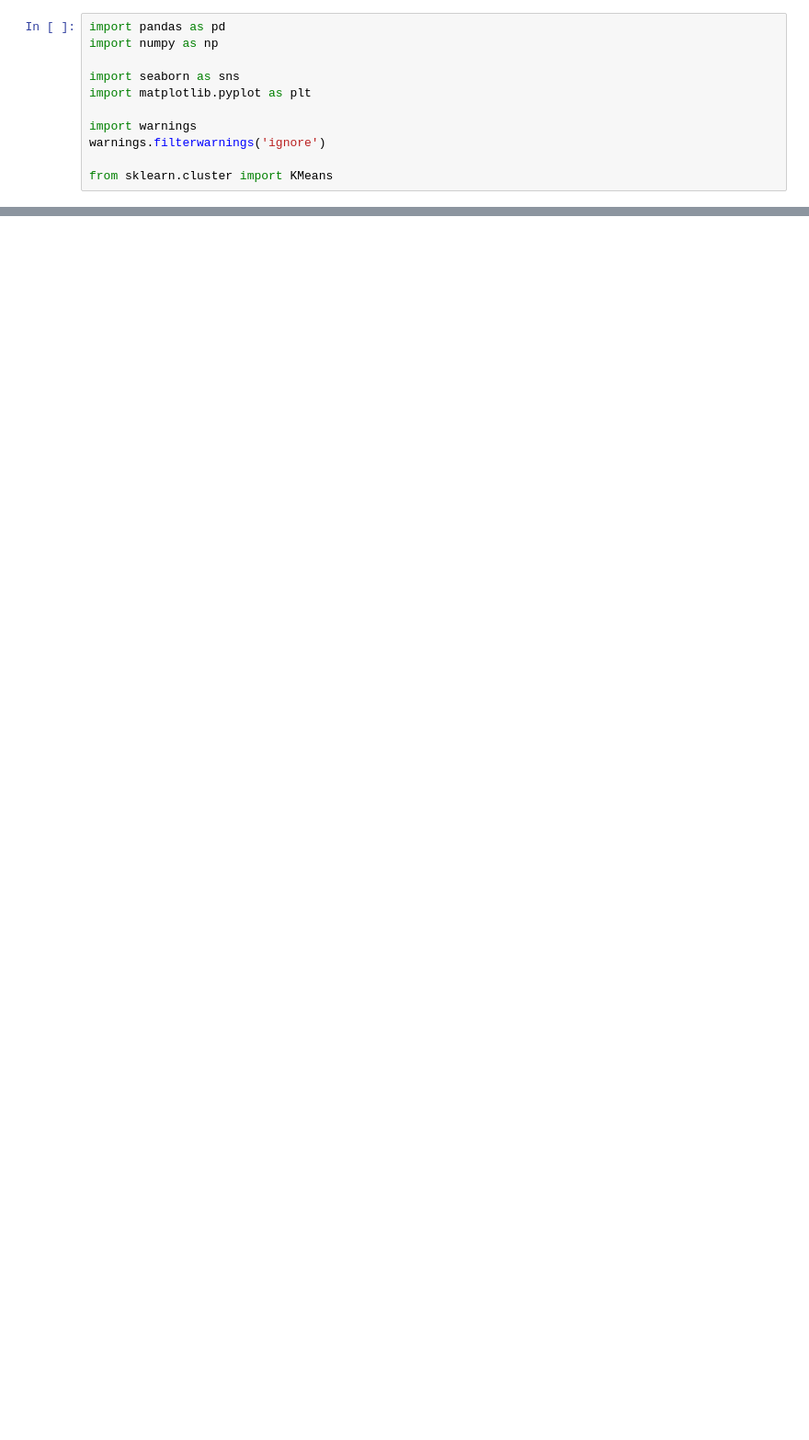
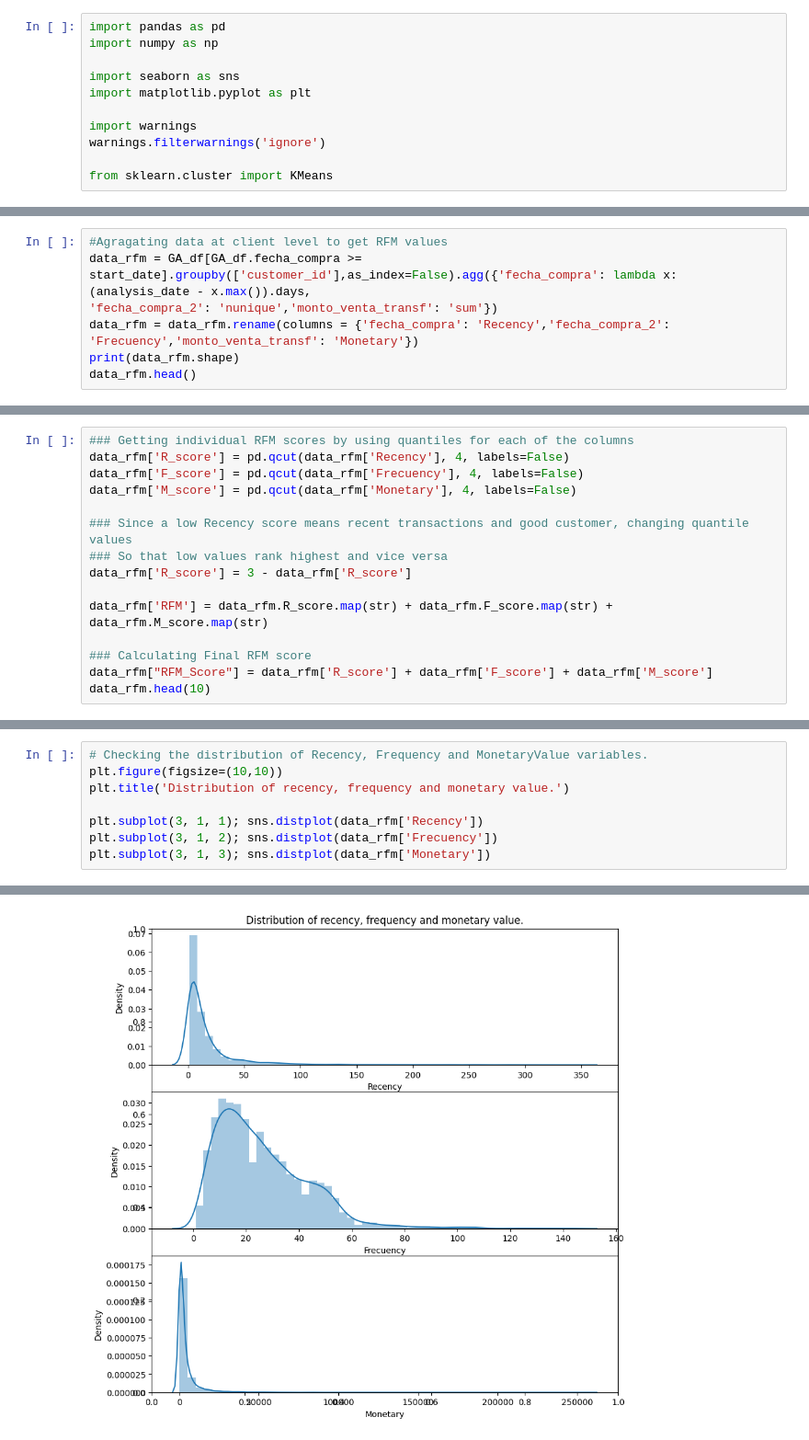
Before and after one commit to angiesanchezm/customer_segmentation, a Jupyter notebook: customer_segmentation.ipynb, the cells around one changed output, grey strips where cells are left out. Shown: that part at 92% size. Cells and saved outputs as stored; diff of their text form; blank space fills up the shorter version.

```diff
--- a/customer_segmentation.ipynb
+++ b/customer_segmentation.ipynb
@@ -631,0 +250,7 @@ plt.show()
+# %%
+#Agragating data at client level to get RFM values
+data_rfm = GA_df[GA_df.fecha_compra >= start_date].groupby(['customer_id'],as_index=False).agg({'fecha_compra': lambda x: (analysis_date - x.max()).days,
+'fecha_compra_2': 'nunique','monto_venta_transf': 'sum'})
+data_rfm = data_rfm.rename(columns = {'fecha_compra': 'Recency','fecha_compra_2': 'Frecuency','monto_venta_transf': 'Monetary'})
+print(data_rfm.shape)
+data_rfm.head()
@@ -631,0 +267,15 @@ plt.show()
+# %%
+### Getting individual RFM scores by using quantiles for each of the columns
+data_rfm['R_score'] = pd.qcut(data_rfm['Recency'], 4, labels=False)
+data_rfm['F_score'] = pd.qcut(data_rfm['Frecuency'], 4, labels=False)
+data_rfm['M_score'] = pd.qcut(data_rfm['Monetary'], 4, labels=False)
+
+### Since a low Recency score means recent transactions and good customer, changing quantile values
+### So that low values rank highest and vice versa
+data_rfm['R_score'] = 3 - data_rfm['R_score']
+
+data_rfm['RFM'] = data_rfm.R_score.map(str) + data_rfm.F_score.map(str) + data_rfm.M_score.map(str)
+
+### Calculating Final RFM score
+data_rfm["RFM_Score"] = data_rfm['R_score'] + data_rfm['F_score'] + data_rfm['M_score']
+data_rfm.head(10)
@@ -631,0 +298,9 @@ plt.show()
+# %%
+# Checking the distribution of Recency, Frequency and MonetaryValue variables.
+plt.figure(figsize=(10,10))
+plt.title('Distribution of recency, frequency and monetary value.')
+
+plt.subplot(3, 1, 1); sns.distplot(data_rfm['Recency'])
+plt.subplot(3, 1, 2); sns.distplot(data_rfm['Frecuency'])
+plt.subplot(3, 1, 3); sns.distplot(data_rfm['Monetary'])
+# %% [output]
@@ -631,0 +308 @@ plt.show()
+[figure, added]
```
Also changed, not shown: parts of 84 cells of this notebook.
